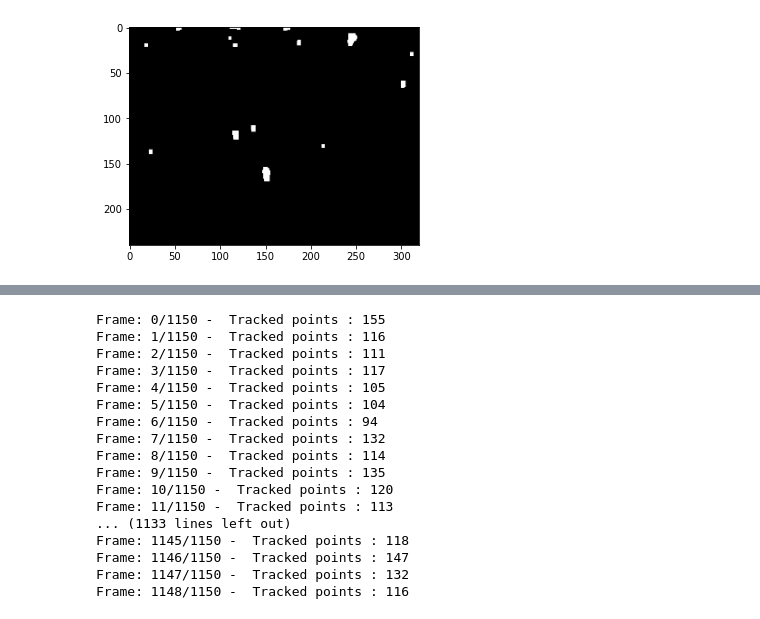
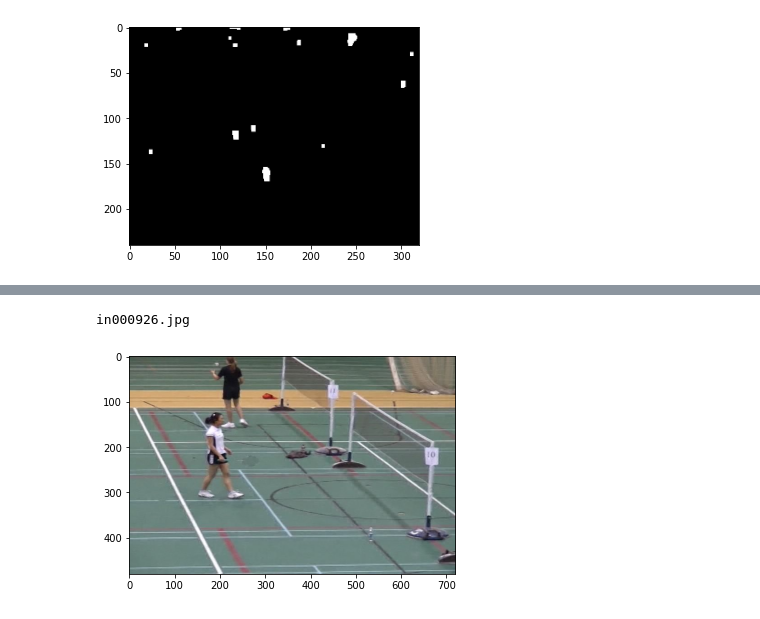
Before and after one commit to chiragmohapatra/BackgroundSubtraction, a Jupyter notebook: main.ipynb, the cells around one changed output, grey strips where cells are left out. Saved outputs shown, nothing was run; the diff lists cells and outputs as text; code cells hidden in the pictures.

Commit message:
Jitter

```diff
--- a/main.ipynb
+++ b/main.ipynb
@@ -362,21 +311,10 @@ def adjust_jitter(inp_frames):
 # %%
-out_frames = adjust_jitter(inp_frames)
+s, e = get_eval_indices(args)
+masks = gmm(out_frames, s-1, e-1)
-# %% [output]
-Frame: 0/1150 -  Tracked points : 155
-Frame: 1/1150 -  Tracked points : 116
-Frame: 2/1150 -  Tracked points : 111
-Frame: 3/1150 -  Tracked points : 117
-Frame: 4/1150 -  Tracked points : 105
-Frame: 5/1150 -  Tracked points : 104
-Frame: 6/1150 -  Tracked points : 94
-Frame: 7/1150 -  Tracked points : 132
-Frame: 8/1150 -  Tracked points : 114
-Frame: 9/1150 -  Tracked points : 135
-Frame: 10/1150 -  Tracked points : 120
-Frame: 11/1150 -  Tracked points : 113
-... (1133 lines left out)
-Frame: 1145/1150 -  Tracked points : 118
-Frame: 1146/1150 -  Tracked points : 147
-Frame: 1147/1150 -  Tracked points : 132
-Frame: 1148/1150 -  Tracked points : 116
+# %%
+print(inp_frames[925][0])
+show_image(inp_frames[925][1])
+# %% [output]
+in000926.jpg
+[figure, new version]
 # %%
```
Also changed, not shown: parts of 13 cells of this notebook, 4 other files.
